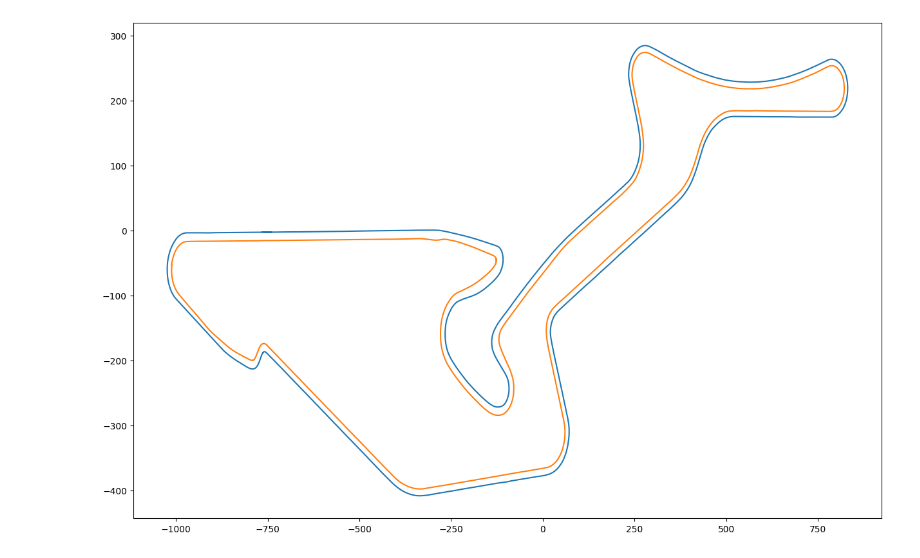
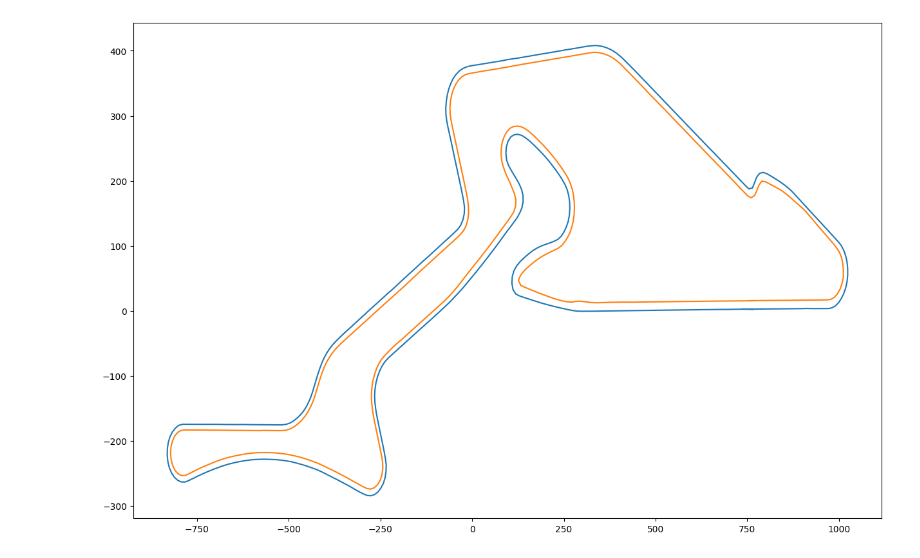
Before and after one commit to anaveravazquez/RacingTrajectories, a Jupyter notebook: creating_track_network.ipynb, the cells around one changed output. Cells and saved outputs as stored; diff of their text form; code cells hidden in the pictures.

Commit message:
Flipped X and Z coords

```diff
--- a/creating_track_network.ipynb
+++ b/creating_track_network.ipynb
@@ -7,5 +7,8 @@ from data_loader import load_track_data, load_race_data
 # %%
 track_left_side, track_right_side = load_track_data(distance_pr_dot = 10)
 
+track_left_side["X-Coords"] = track_left_side["X-Coords"] * -1
+track_right_side["X-Coords"] = track_right_side["X-Coords"] * -1
+
 track_left_side.head()
 # %% [output]
@@ -13,13 +21,13 @@ NameError: name 'np' is not defined
 # %%
 # Plot the reduced track in 2D using matplotlib
 fig, ax = plt.subplots()
-ax.plot(df_left_reduced['Z-Coords'],df_left_reduced['X-Coords'])
-ax.plot(df_right_reduced['Z-Coords'],df_right_reduced['X-Coords'] )
+ax.plot(track_left_side['Z-Coords'],track_left_side['X-Coords'])
+ax.plot(track_right_side['Z-Coords'],track_right_side['X-Coords'] )
 # Change size of the plot
 fig.set_size_inches(15, 10)
 plt.show()
 # %% [output]
-[figure, old version]
+[figure, new version]
 # %%
 
 def create_track_network(df_left_side, df_right_side, points_distance, grid_distance, diagonally_connected):
```
Also changed, not shown: parts of 1 cell of this notebook, 1 other file.
